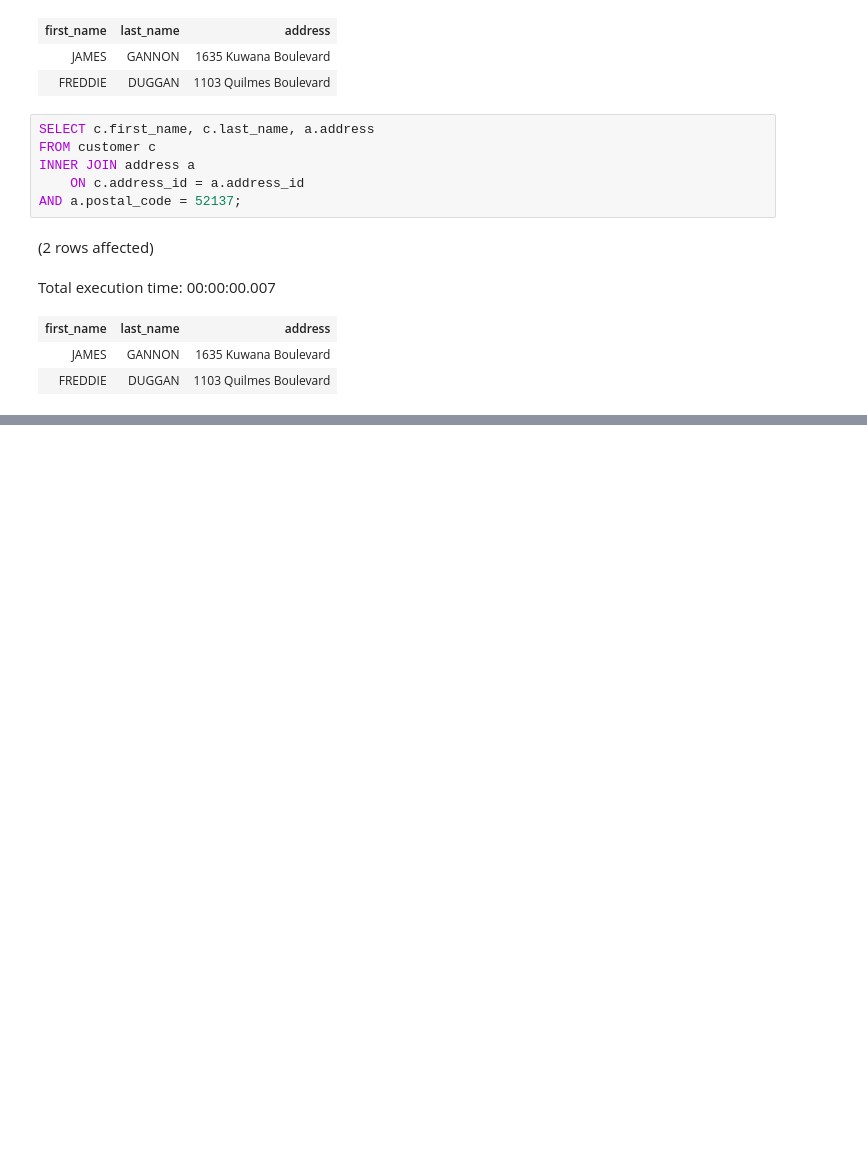
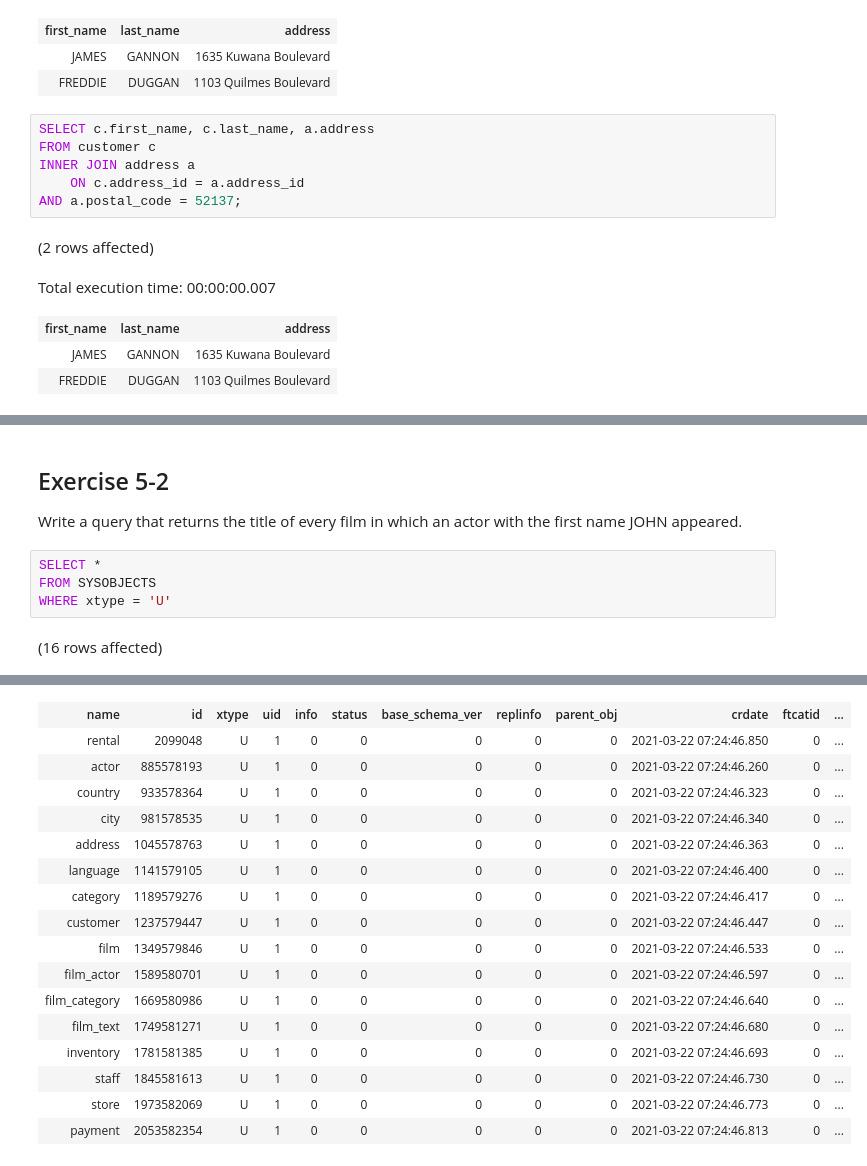
Before and after one commit to ferreira-mr/livroLearningSQL_AlanBeaulieu, a Jupyter notebook: chapter05_QueryingMultipleTables.ipynb, the cells around one changed output, grey strips where cells are left out. Saved outputs shown, nothing was run; the diff lists cells and outputs as text; blank space fills up the shorter version.

```diff
--- a/chapter05_QueryingMultipleTables.ipynb
+++ b/chapter05_QueryingMultipleTables.ipynb
@@ -90,0 +305,10 @@ Total execution time: 00:00:00.007
+# %% [markdown]
+## Exercise 5-2
+
+Write a query that returns the title of every film in which an actor with the first name JOHN appeared.
+# %%
+SELECT *
+FROM SYSOBJECTS
+WHERE xtype = 'U'
+# %% [output]
+(16 rows affected)
@@ -90,0 +316,17 @@ Total execution time: 00:00:00.007
+| name | id | xtype | uid | info | status | base_schema_ver | replinfo | parent_obj | crdate | ftcatid | ... |
+| rental | 2099048 | U | 1 | 0 | 0 | 0 | 0 | 0 | 2021-03-22 07:24:46.850 | 0 | ... |
+| actor | 885578193 | U | 1 | 0 | 0 | 0 | 0 | 0 | 2021-03-22 07:24:46.260 | 0 | ... |
+| country | 933578364 | U | 1 | 0 | 0 | 0 | 0 | 0 | 2021-03-22 07:24:46.323 | 0 | ... |
+| city | 981578535 | U | 1 | 0 | 0 | 0 | 0 | 0 | 2021-03-22 07:24:46.340 | 0 | ... |
+| address | 1045578763 | U | 1 | 0 | 0 | 0 | 0 | 0 | 2021-03-22 07:24:46.363 | 0 | ... |
+| language | 1141579105 | U | 1 | 0 | 0 | 0 | 0 | 0 | 2021-03-22 07:24:46.400 | 0 | ... |
+| category | 1189579276 | U | 1 | 0 | 0 | 0 | 0 | 0 | 2021-03-22 07:24:46.417 | 0 | ... |
+| customer | 1237579447 | U | 1 | 0 | 0 | 0 | 0 | 0 | 2021-03-22 07:24:46.447 | 0 | ... |
+| film | 1349579846 | U | 1 | 0 | 0 | 0 | 0 | 0 | 2021-03-22 07:24:46.533 | 0 | ... |
+| film_actor | 1589580701 | U | 1 | 0 | 0 | 0 | 0 | 0 | 2021-03-22 07:24:46.597 | 0 | ... |
+| film_category | 1669580986 | U | 1 | 0 | 0 | 0 | 0 | 0 | 2021-03-22 07:24:46.640 | 0 | ... |
+| film_text | 1749581271 | U | 1 | 0 | 0 | 0 | 0 | 0 | 2021-03-22 07:24:46.680 | 0 | ... |
+| inventory | 1781581385 | U | 1 | 0 | 0 | 0 | 0 | 0 | 2021-03-22 07:24:46.693 | 0 | ... |
+| staff | 1845581613 | U | 1 | 0 | 0 | 0 | 0 | 0 | 2021-03-22 07:24:46.730 | 0 | ... |
+| store | 1973582069 | U | 1 | 0 | 0 | 0 | 0 | 0 | 2021-03-22 07:24:46.773 | 0 | ... |
+| payment | 2053582354 | U | 1 | 0 | 0 | 0 | 0 | 0 | 2021-03-22 07:24:46.813 | 0 | ... |
```
Also changed, not shown: parts of 22 cells of this notebook, 1 other file.
